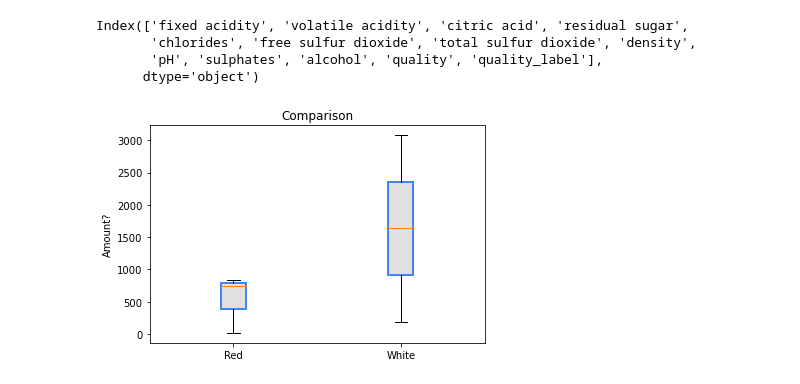
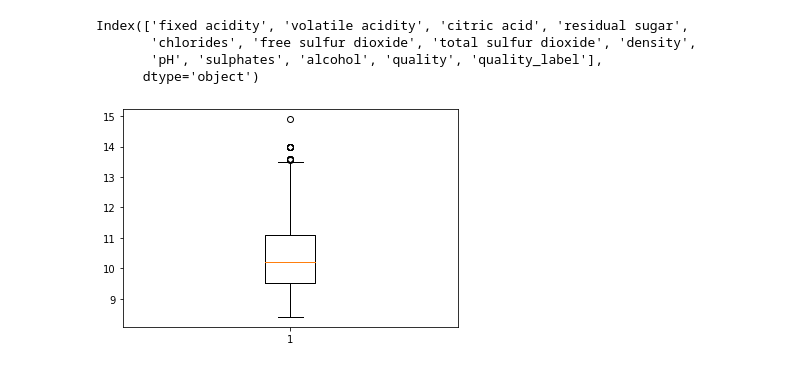
Before and after one commit to movifu1982/EDA---Wine-Project, a Jupyter notebook: EDA.ipynb, the cells around one changed output. Saved outputs shown, nothing was run; the diff lists cells and outputs as text; code cells hidden in the pictures.

```diff
--- a/EDA.ipynb
+++ b/EDA.ipynb
@@ -182,19 +172,9 @@ Index(['fixed acidity', 'volatile acidity', 'citric acid', 'residual sugar',
        'chlorides', 'free sulfur dioxide', 'total sulfur dioxide', 'density',
        'pH', 'sulphates', 'alcohol', 'quality', 'quality_label'],
       dtype='object')
-# %%
-#plt.boxplot(red_wine.alcohol)
-
-
-labels = ["Red", "White"]
-boxes = plt.boxplot([red_comparison, white_comparison],labels=labels, patch_artist=True)
-for box in boxes["boxes"]:
-    box.set(color="#4286f4", linewidth=2)
-    box.set(facecolor="#e0e0e0")
-
-
-plt.title("Comparison")
-plt.ylabel("Amount?")
-plt.show()
-# %% [output]
-[figure, removed]
+# %%
+plt.boxplot(red_wine.alcohol)
+
+plt.show()
+# %% [output]
+[figure, added]
```
Also changed, not shown: parts of 13 cells of this notebook.
